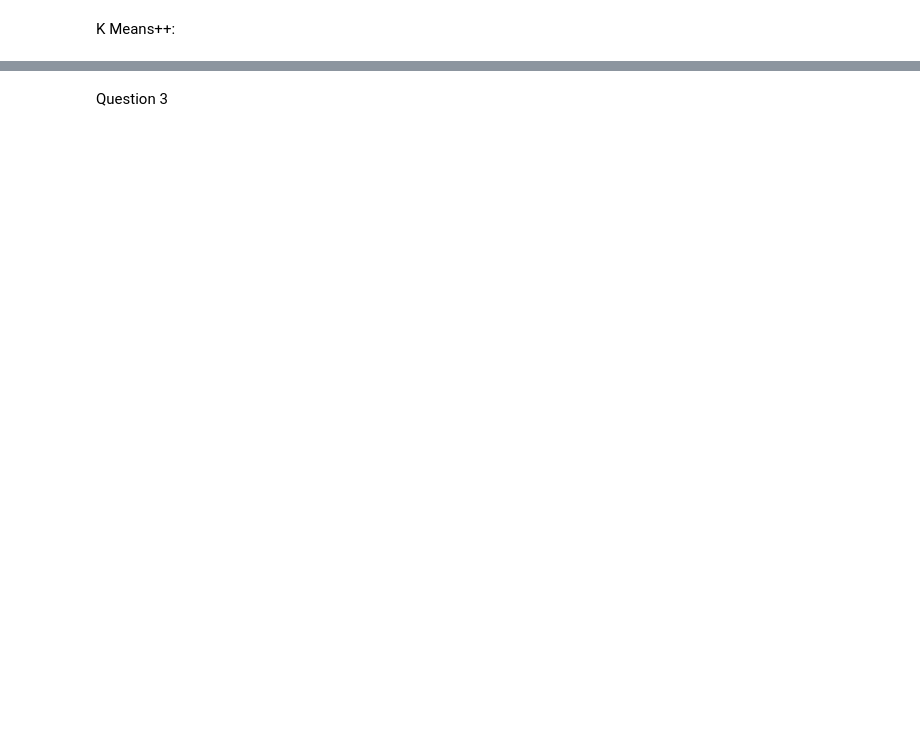
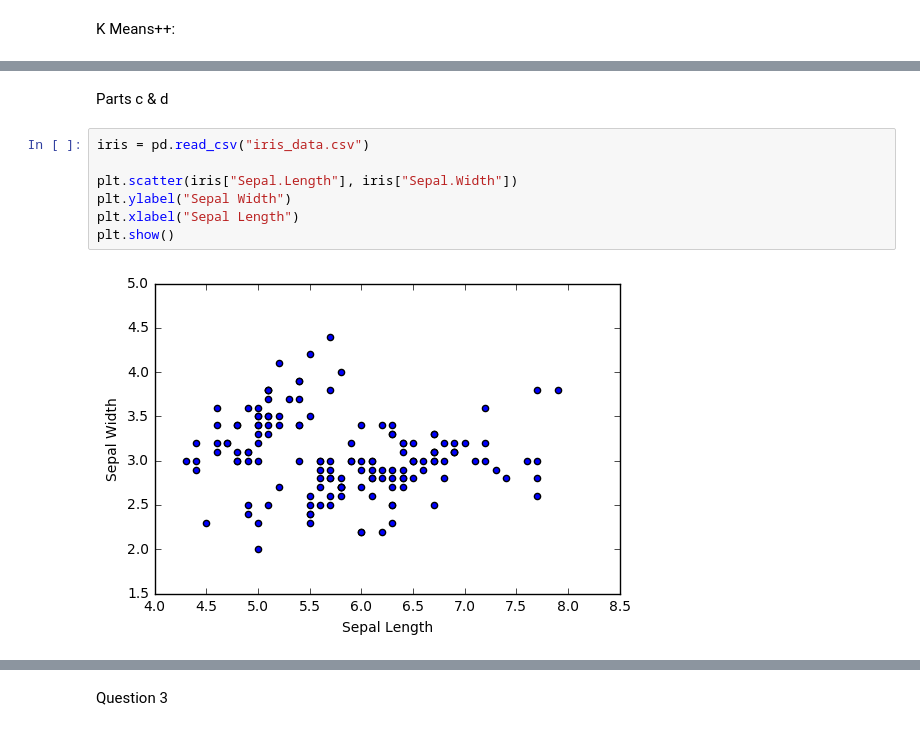
Before and after one commit to atreyamisra/EE379K, a Jupyter notebook: Lab 6/Lab 6.ipynb, the cells around one changed output, grey strips where cells are left out. Cells and saved outputs as stored; diff of their text form; blank space fills up the shorter version.

```diff
--- a/Lab 6/Lab 6.ipynb
+++ b/Lab 6/Lab 6.ipynb
@@ -148,0 +149,11 @@ display()
+# %% [markdown]
+Parts c & d
+# %%
+iris = pd.read_csv("iris_data.csv")
+
+plt.scatter(iris["Sepal.Length"], iris["Sepal.Width"])
+plt.ylabel("Sepal Width")
+plt.xlabel("Sepal Length")
+plt.show()
+# %% [output]
+[figure, added]
```
Also changed, not shown: parts of 8 cells of this notebook.
